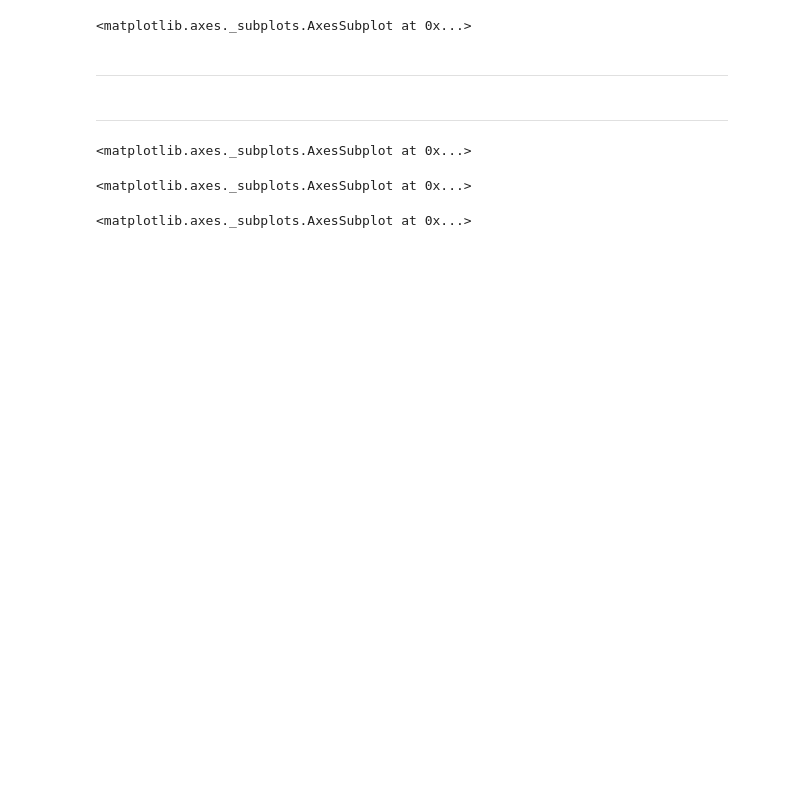
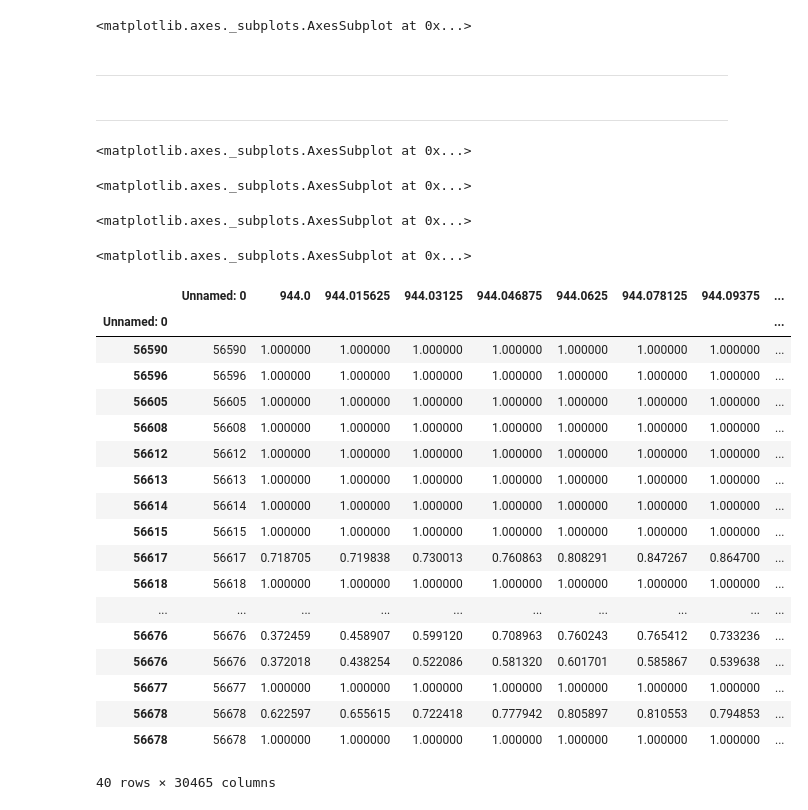
Before and after one commit to etsmit/CHILES_uvsub, a Jupyter notebook: Plot_things.ipynb, the cells around one changed output. Drawn from its saved outputs; the diff is of its cells as text; code cells hidden in the pictures; blank space fills up the shorter version.

```diff
--- a/Plot_things.ipynb
+++ b/Plot_things.ipynb
@@ -149,3 +171,32 @@ ax = phase1_1252_1284.plot(grid=True,yticks=yaxis,label='Phase1',legend=True)
 phase2_1252_1284.plot(ax=ax,grid=True,yticks=yaxis,label='Phase2',legend=True)
 # %% [output]
 <matplotlib.axes._subplots.AxesSubplot at 0x...>
+# %%
+ax = phase1_1350_1415.plot(grid=True,yticks=yaxis,label='Phase1',legend=True)
+phase2_1350_1415.plot(ax=ax,grid=True,yticks=yaxis,label='Phase2',legend=True)
+# %% [output]
+<matplotlib.axes._subplots.AxesSubplot at 0x...>
+# %%
+phase1full=pd.read_csv('phase1_waterfall_full.csv')
+phase1full.index=phase1full.loc[:,'Unnamed: 0']
+phase1full
+# %% [output]
+|  | Unnamed: 0 | 944.0 | 944.015625 | 944.03125 | 944.046875 | 944.0625 | 944.078125 | 944.09375 | ... |
+| Unnamed: 0 |  |  |  |  |  |  |  |  | ... |
+| 56590 | 56590 | 1.000000 | 1.000000 | 1.000000 | 1.000000 | 1.000000 | 1.000000 | 1.000000 | ... |
+| 56596 | 56596 | 1.000000 | 1.000000 | 1.000000 | 1.000000 | 1.000000 | 1.000000 | 1.000000 | ... |
+| 56605 | 56605 | 1.000000 | 1.000000 | 1.000000 | 1.000000 | 1.000000 | 1.000000 | 1.000000 | ... |
+| 56608 | 56608 | 1.000000 | 1.000000 | 1.000000 | 1.000000 | 1.000000 | 1.000000 | 1.000000 | ... |
+| 56612 | 56612 | 1.000000 | 1.000000 | 1.000000 | 1.000000 | 1.000000 | 1.000000 | 1.000000 | ... |
+| 56613 | 56613 | 1.000000 | 1.000000 | 1.000000 | 1.000000 | 1.000000 | 1.000000 | 1.000000 | ... |
+| 56614 | 56614 | 1.000000 | 1.000000 | 1.000000 | 1.000000 | 1.000000 | 1.000000 | 1.000000 | ... |
+| 56615 | 56615 | 1.000000 | 1.000000 | 1.000000 | 1.000000 | 1.000000 | 1.000000 | 1.000000 | ... |
+| 56617 | 56617 | 0.718705 | 0.719838 | 0.730013 | 0.760863 | 0.808291 | 0.847267 | 0.864700 | ... |
+| 56618 | 56618 | 1.000000 | 1.000000 | 1.000000 | 1.000000 | 1.000000 | 1.000000 | 1.000000 | ... |
+| ... | ... | ... | ... | ... | ... | ... | ... | ... | ... |
+| 56676 | 56676 | 0.372459 | 0.458907 | 0.599120 | 0.708963 | 0.760243 | 0.765412 | 0.733236 | ... |
+| 56676 | 56676 | 0.372018 | 0.438254 | 0.522086 | 0.581320 | 0.601701 | 0.585867 | 0.539638 | ... |
+| 56677 | 56677 | 1.000000 | 1.000000 | 1.000000 | 1.000000 | 1.000000 | 1.000000 | 1.000000 | ... |
+| 56678 | 56678 | 0.622597 | 0.655615 | 0.722418 | 0.777942 | 0.805897 | 0.810553 | 0.794853 | ... |
+| 56678 | 56678 | 1.000000 | 1.000000 | 1.000000 | 1.000000 | 1.000000 | 1.000000 | 1.000000 | ... |
+40 rows × 30465 columns
```
Also changed, not shown: parts of 4 cells of this notebook, 6 other files.
